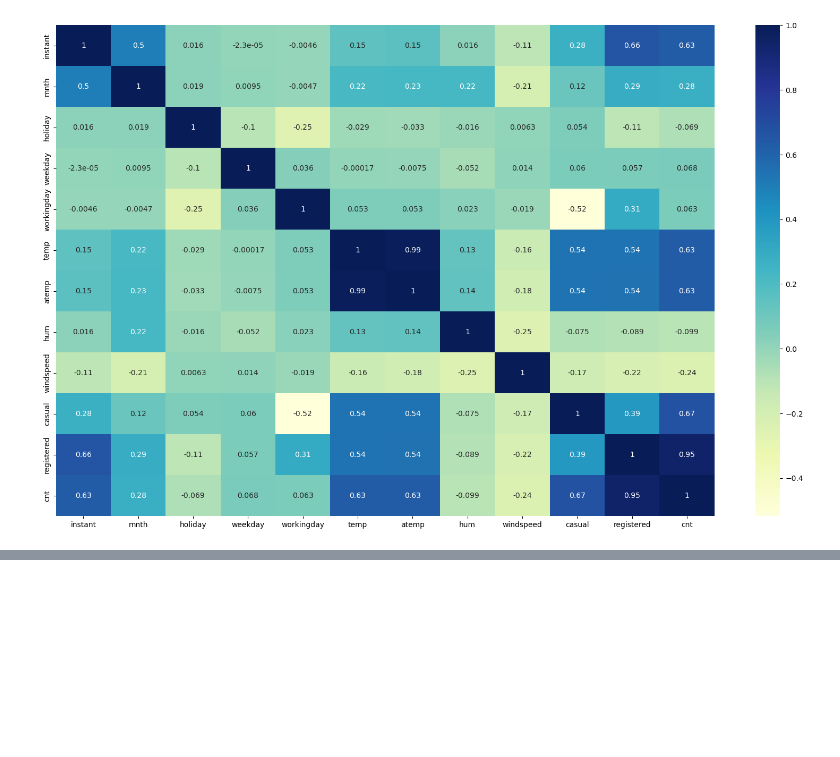
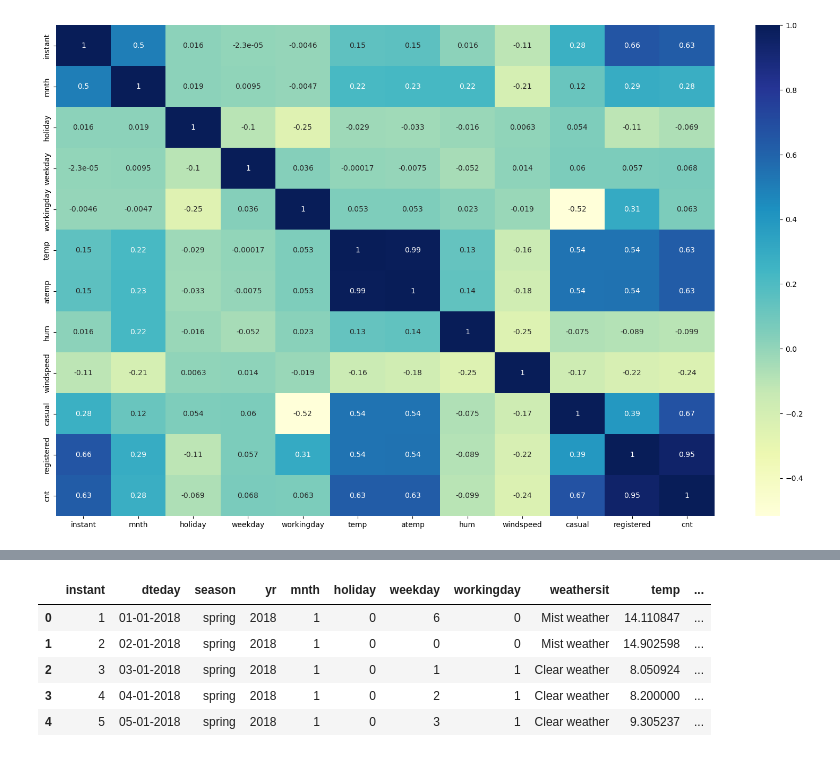
Before and after one commit to mohakp/bikeDemandLinReg, a Jupyter notebook: Mohak Purushottam Pingle.ipynb, the cells around one changed output, grey strips where cells are left out. Cells and saved outputs as stored; diff of their text form; code cells hidden in the pictures; blank space fills up the shorter version.

Commit message:
Add dummy variables for categorical values Season and weathersit

```diff
--- a/Mohak Purushottam Pingle.ipynb
+++ b/Mohak Purushottam Pingle.ipynb
@@ -167,3 +167,8 @@ sns.heatmap(day.corr(numeric_only=True),annot=True, cmap='YlGnBu')
 plt.show()
 # %% [output]
 [figure]
+# %%
+# Creating dummy vars for season
+# dropping a redundant dummy var
+season = pd.get_dummies(day['season'], dtype=int, drop_first=True)
+season
@@ -169,0 +189,10 @@ plt.show()
+# %%
+day = pd.concat([day, season], axis=1)
+day.head()
+# %% [output]
+|  | instant | dteday | season | yr | mnth | holiday | weekday | workingday | weathersit | temp | ... |
+| 0 | 1 | 01-01-2018 | spring | 2018 | 1 | 0 | 6 | 0 | Mist weather | 14.110847 | ... |
+| 1 | 2 | 02-01-2018 | spring | 2018 | 1 | 0 | 0 | 0 | Mist weather | 14.902598 | ... |
+| 2 | 3 | 03-01-2018 | spring | 2018 | 1 | 0 | 1 | 1 | Clear weather | 8.050924 | ... |
+| 3 | 4 | 04-01-2018 | spring | 2018 | 1 | 0 | 2 | 1 | Clear weather | 8.200000 | ... |
+| 4 | 5 | 05-01-2018 | spring | 2018 | 1 | 0 | 3 | 1 | Clear weather | 9.305237 | ... |
```
Also changed, not shown: parts of 3 cells of this notebook.
